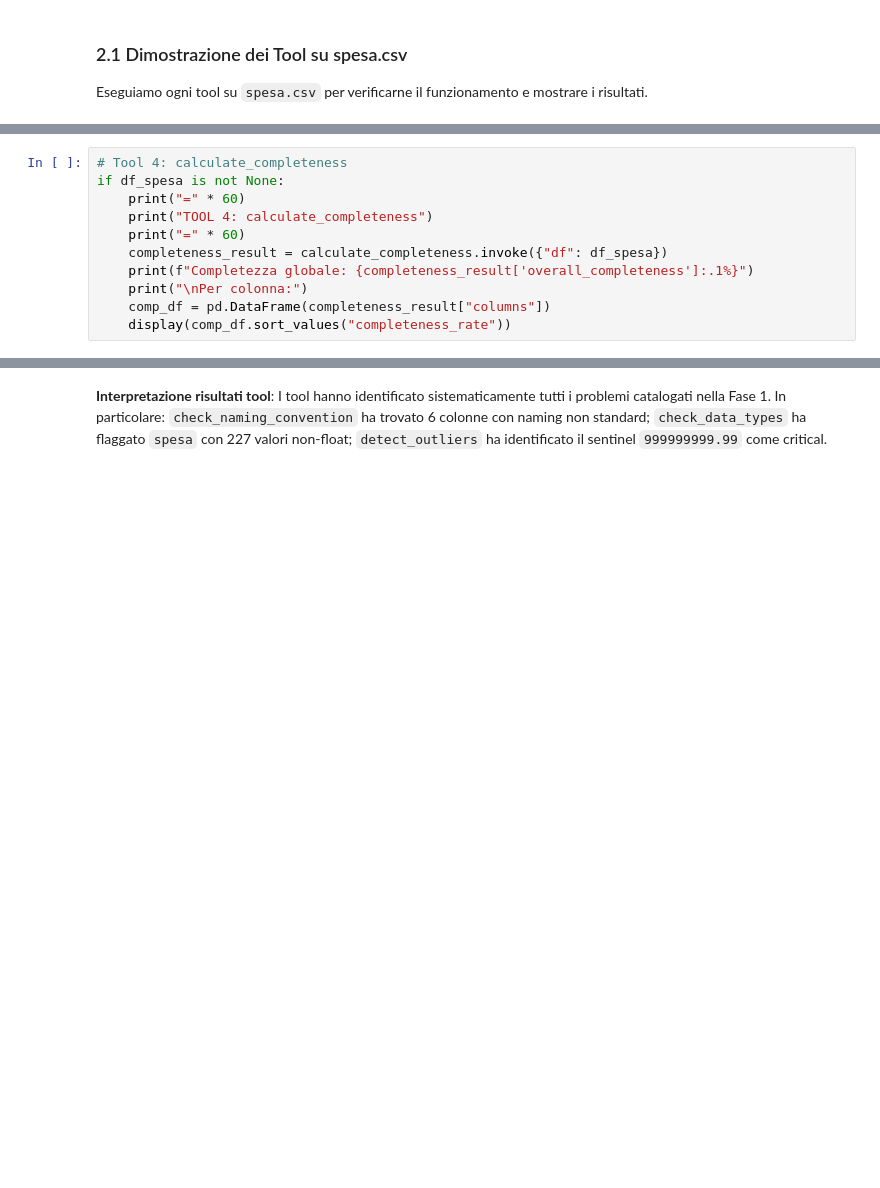
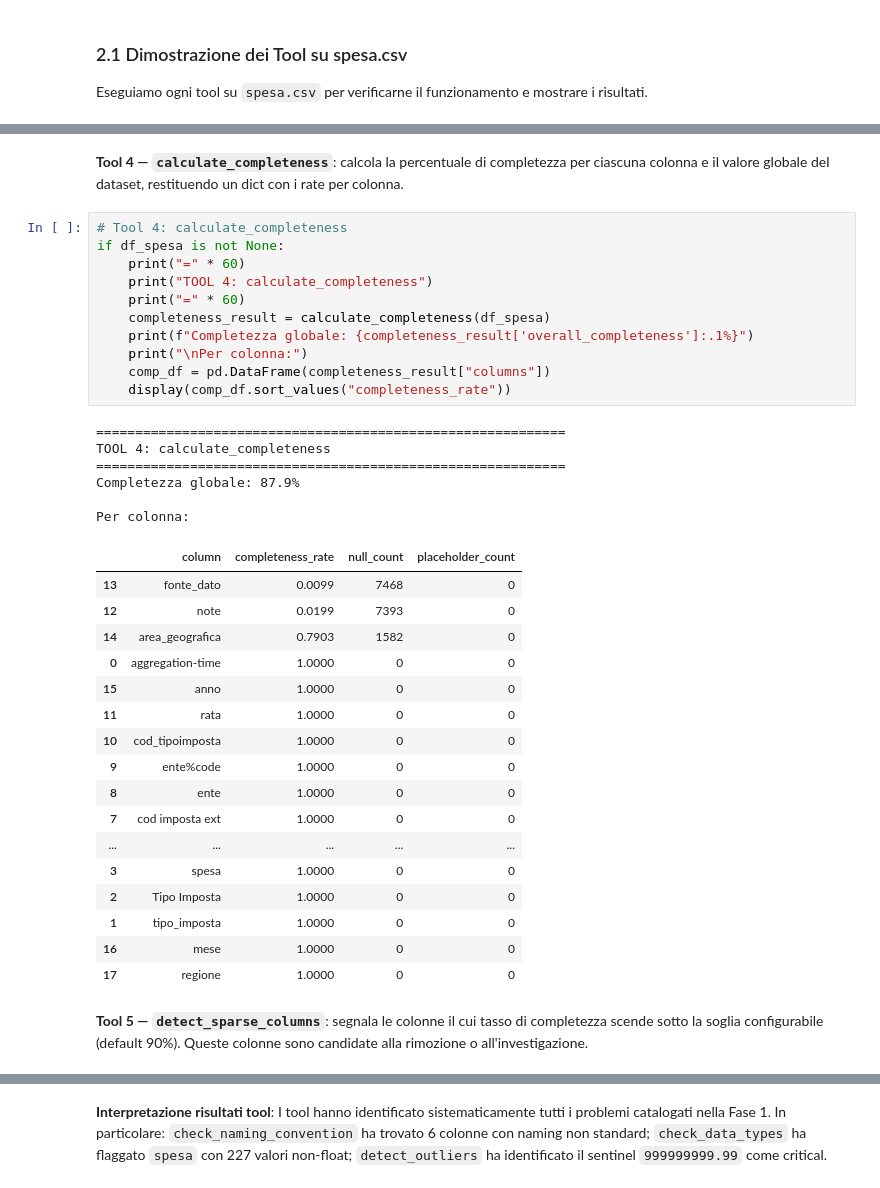
Before and after one commit to filpo-ops/group-17-machine-learning-project-captain-id-819621, a Jupyter notebook: main.ipynb, the cells around one changed output, grey strips where cells are left out. Drawn from its saved outputs; the diff is of its cells as text; blank space fills up the shorter version.

Commit message:
Refactor tools.py to remove @tool decorators for compatibility with DataFrame serialization; update function calls accordingly. Add VSCode settings for Python environment management.

```diff
--- a/main.ipynb
+++ b/main.ipynb
@@ -1836,14 +2075,42 @@ if df_spesa is not None:
+# %% [markdown]
+**Tool 4 — `calculate_completeness`**: calcola la percentuale di completezza per ciascuna colonna e il valore globale del dataset, restituendo un dict con i rate per colonna.
 # %%
 # Tool 4: calculate_completeness
 if df_spesa is not None:
     print("=" * 60)
     print("TOOL 4: calculate_completeness")
     print("=" * 60)
-    completeness_result = calculate_completeness.invoke({"df": df_spesa})
+    completeness_result = calculate_completeness(df_spesa)
     print(f"Completezza globale: {completeness_result['overall_completeness']:.1%}")
     print("\nPer colonna:")
     comp_df = pd.DataFrame(completeness_result["columns"])
     display(comp_df.sort_values("completeness_rate"))
+# %% [output]
+============================================================
+TOOL 4: calculate_completeness
+============================================================
+Completezza globale: 87.9%
+
+Per colonna:
+|  | column | completeness_rate | null_count | placeholder_count |
+| 13 | fonte_dato | 0.0099 | 7468 | 0 |
+| 12 | note | 0.0199 | 7393 | 0 |
+| 14 | area_geografica | 0.7903 | 1582 | 0 |
+| 0 | aggregation-time | 1.0000 | 0 | 0 |
+| 15 | anno | 1.0000 | 0 | 0 |
+| 11 | rata | 1.0000 | 0 | 0 |
+| 10 | cod_tipoimposta | 1.0000 | 0 | 0 |
+| 9 | ente%code | 1.0000 | 0 | 0 |
+| 8 | ente | 1.0000 | 0 | 0 |
+| 7 | cod imposta ext | 1.0000 | 0 | 0 |
+| ... | ... | ... | ... | ... |
+| 3 | spesa | 1.0000 | 0 | 0 |
+| 2 | Tipo Imposta | 1.0000 | 0 | 0 |
+| 1 | tipo_imposta | 1.0000 | 0 | 0 |
+| 16 | mese | 1.0000 | 0 | 0 |
+| 17 | regione | 1.0000 | 0 | 0 |
+# %% [markdown]
+**Tool 5 — `detect_sparse_columns`**: segnala le colonne il cui tasso di completezza scende sotto la soglia configurabile (default 90%). Queste colonne sono candidate alla rimozione o all'investigazione.
 # %%
 # Tool 5: detect_sparse_columns
 if df_spesa is not None:
```
Also changed, not shown: parts of 61 cells of this notebook, 2 other files.
